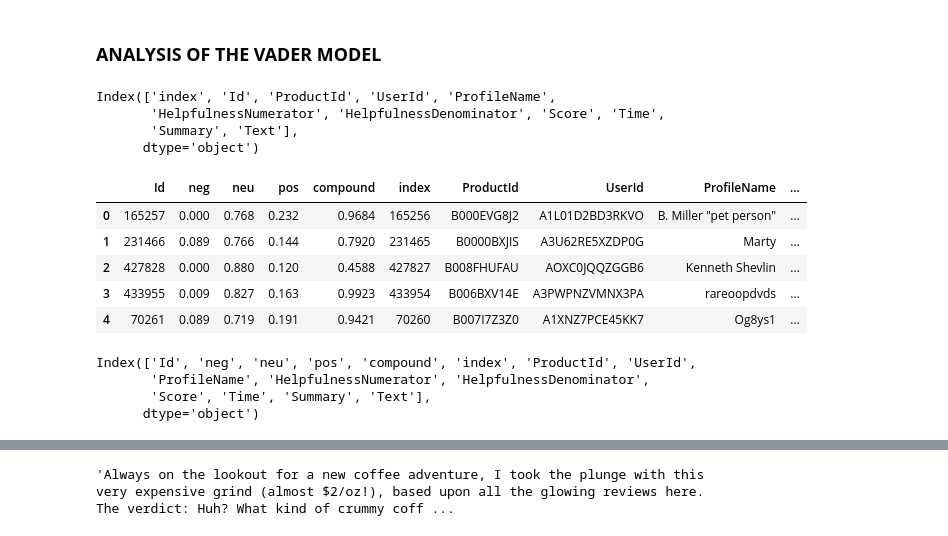
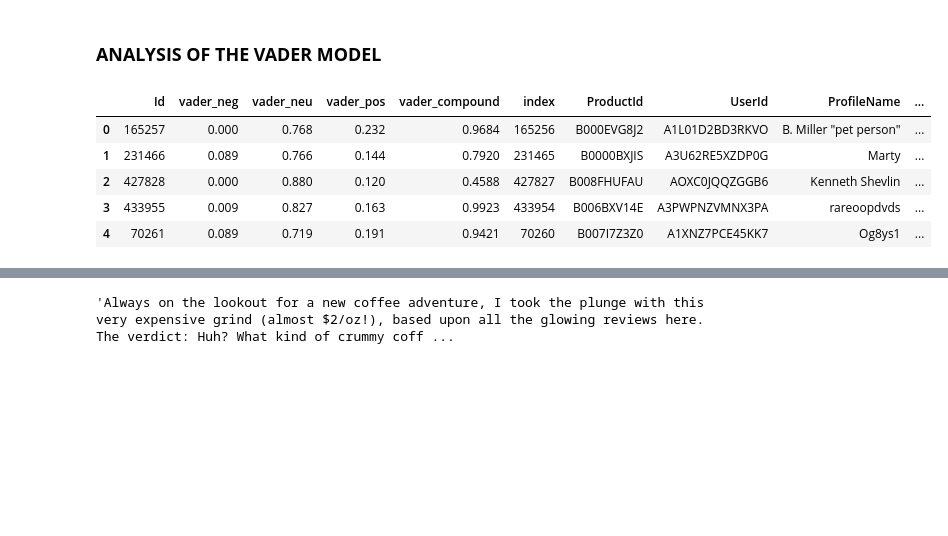
Before and after one commit to ChibuikeOnuba/NLP, a Jupyter notebook: the_model.ipynb, the cells around one changed output, grey strips where cells are left out. Saved outputs shown, nothing was run; the diff lists cells and outputs as text; code cells hidden in the pictures; blank space fills up the shorter version.

```diff
--- a/the_model.ipynb
+++ b/the_model.ipynb
@@ -70,13 +70,6 @@ legendary like Gevalia disappointed find coffee contains artificial flavors   ou
 from nltk.sentiment import SentimentIntensityAnalyzer
 from tqdm.notebook import tqdm
 sia = SentimentIntensityAnalyzer()
-# %%
-df.columns
-# %% [output]
-Index(['index', 'Id', 'ProductId', 'UserId', 'ProfileName',
-       'HelpfulnessNumerator', 'HelpfulnessDenominator', 'Score', 'Time',
-       'Summary', 'Text'],
-      dtype='object')
 # %%
 res = {}
 
@@ -87,20 +80,13 @@ for i,j in tqdm(df.iterrows(), total=len(df)):
     res[id] = sia.polarity_scores(text)
 # %%
 vaders = pd.DataFrame(res).T
-vaders = vaders.reset_index().rename(columns={'index':'Id'})
+vaders = vaders.reset_index().rename(columns={'index':'Id','neg':'vader_neg','neu':'vader_neu','pos':'vader_pos','compound':'vader_compound'})
 vaders = vaders.merge(df, how='left')
 vaders.head()
 # %% [output]
-|  | Id | neg | neu | pos | compound | index | ProductId | UserId | ProfileName | ... |
+|  | Id | vader_neg | vader_neu | vader_pos | vader_compound | index | ProductId | UserId | ProfileName | ... |
 | 0 | 165257 | 0.000 | 0.768 | 0.232 | 0.9684 | 165256 | B000EVG8J2 | A1L01D2BD3RKVO | B. Miller "pet person" | ... |
 | 1 | 231466 | 0.089 | 0.766 | 0.144 | 0.7920 | 231465 | B0000BXJIS | A3U62RE5XZDP0G | Marty | ... |
 | 2 | 427828 | 0.000 | 0.880 | 0.120 | 0.4588 | 427827 | B008FHUFAU | AOXC0JQQZGGB6 | Kenneth Shevlin | ... |
 | 3 | 433955 | 0.009 | 0.827 | 0.163 | 0.9923 | 433954 | B006BXV14E | A3PWPNZVMNX3PA | rareoopdvds | ... |
 | 4 | 70261 | 0.089 | 0.719 | 0.191 | 0.9421 | 70260 | B007I7Z3Z0 | A1XNZ7PCE45KK7 | Og8ys1 | ... |
-# %%
-vaders.columns
-# %% [output]
-Index(['Id', 'neg', 'neu', 'pos', 'compound', 'index', 'ProductId', 'UserId',
-       'ProfileName', 'HelpfulnessNumerator', 'HelpfulnessDenominator',
-       'Score', 'Time', 'Summary', 'Text'],
-      dtype='object')
```
Also changed, not shown: parts of 16 cells of this notebook.
